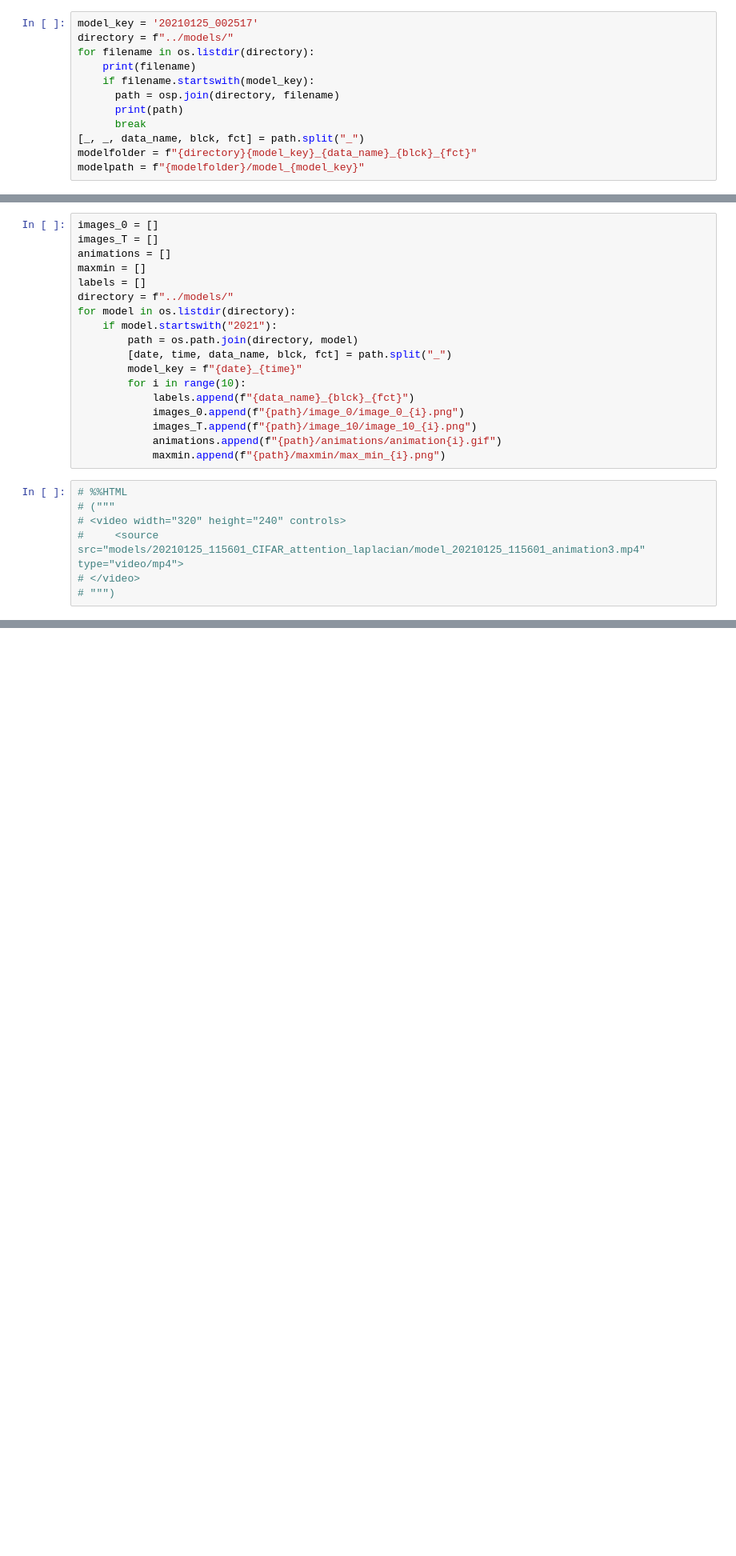
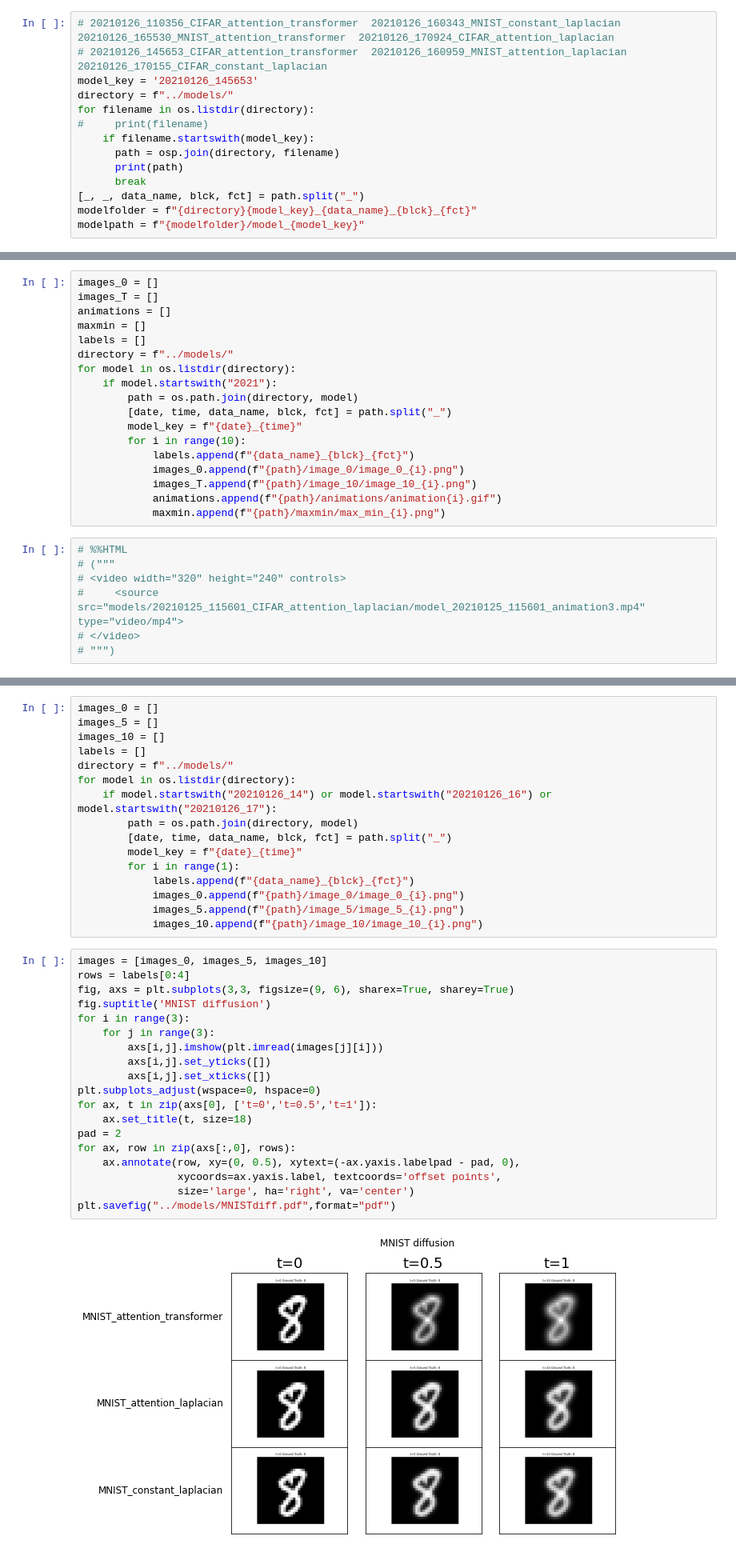
Before and after one commit to twitter-research/graph-neural-pde, a Jupyter notebook: src/image_vis.ipynb, the cells around one changed output, grey strips where cells are left out. Shown at 80% size. Drawn from its saved outputs; the diff is of its cells as text; blank space fills up the shorter version.

Commit message:
image_vis

```diff
--- a/src/image_vis.ipynb
+++ b/src/image_vis.ipynb
@@ -9,8 +11,10 @@ import os.path as osp
 # %%
-model_key = '20210125_002517'
+# 20210126_110356_CIFAR_attention_transformer  20210126_160343_MNIST_constant_laplacian   20210126_165530_MNIST_attention_transformer  20210126_170924_CIFAR_attention_laplacian
+# 20210126_145653_CIFAR_attention_transformer  20210126_160959_MNIST_attention_laplacian  20210126_170155_CIFAR_constant_laplacian
+model_key = '20210126_145653'
 directory = f"../models/"
 for filename in os.listdir(directory):
-    print(filename)
+#     print(filename)
     if filename.startswith(model_key):
       path = osp.join(directory, filename)
       print(path)
@@ -77,3 +80,40 @@ ipyplot.plot_class_tabs(maxmin, labels, img_width=150)
 # %% [output]
 [interactive output not drawn]
 [interactive output not drawn]
+# %%
+images_0 = []
+images_5 = []
+images_10 = []
+labels = []
+directory = f"../models/"
+for model in os.listdir(directory):
+    if model.startswith("20210126_14") or model.startswith("20210126_16") or model.startswith("20210126_17"):
+        path = os.path.join(directory, model)
+        [date, time, data_name, blck, fct] = path.split("_")
+        model_key = f"{date}_{time}"
+        for i in range(1):
+            labels.append(f"{data_name}_{blck}_{fct}")
+            images_0.append(f"{path}/image_0/image_0_{i}.png")
+            images_5.append(f"{path}/image_5/image_5_{i}.png")
+            images_10.append(f"{path}/image_10/image_10_{i}.png")
+# %%
+images = [images_0, images_5, images_10]
+rows = labels[0:4]
+fig, axs = plt.subplots(3,3, figsize=(9, 6), sharex=True, sharey=True)
+fig.suptitle('MNIST diffusion')
+for i in range(3):
+    for j in range(3):
+        axs[i,j].imshow(plt.imread(images[j][i]))
+        axs[i,j].set_yticks([])
+        axs[i,j].set_xticks([])
+plt.subplots_adjust(wspace=0, hspace=0)
+for ax, t in zip(axs[0], ['t=0','t=0.5','t=1']):
+    ax.set_title(t, size=18)
+pad = 2
+for ax, row in zip(axs[:,0], rows):
+    ax.annotate(row, xy=(0, 0.5), xytext=(-ax.yaxis.labelpad - pad, 0),
+                xycoords=ax.yaxis.label, textcoords='offset points',
+                size='large', ha='right', va='center')
+plt.savefig("../models/MNISTdiff.pdf",format="pdf")
+# %% [output]
+[figure, added]
```
Also changed, not shown: parts of 5 cells of this notebook.
